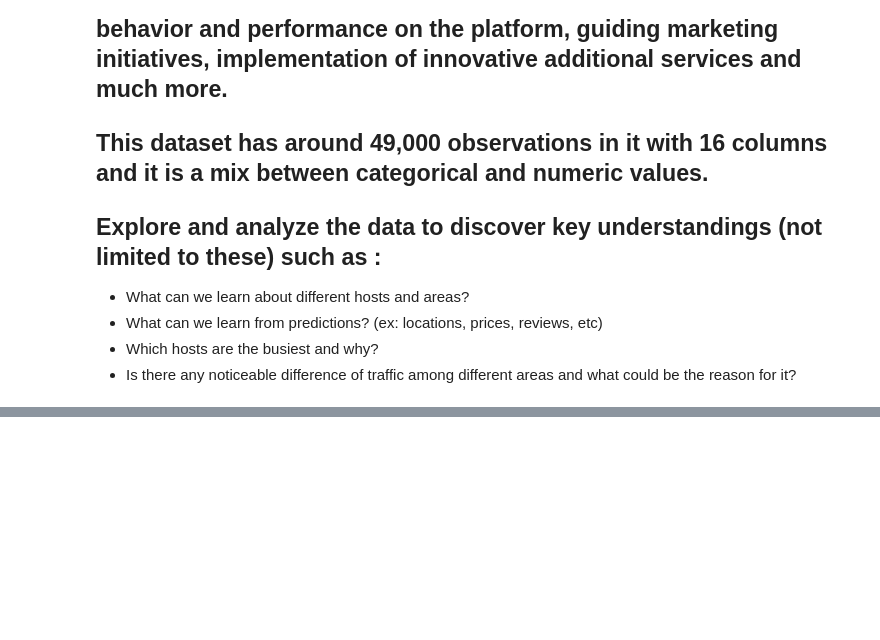
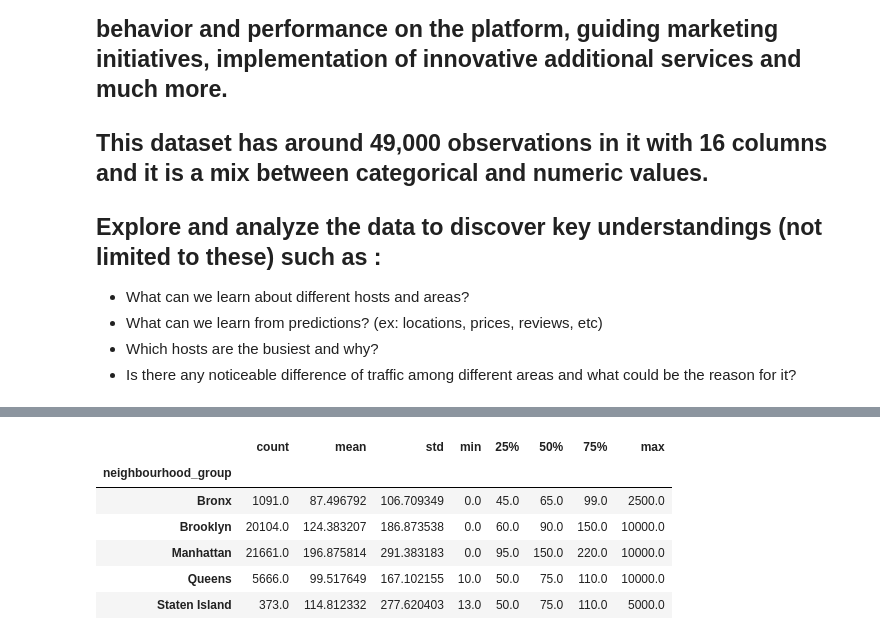
Before and after one commit to anujkushwaha165/airbnb-booking-analysis, a Jupyter notebook: Copy_of_Airbnb_Bookings_Analysis_Capstone_Project.ipynb, the cells around one changed output, grey strips where cells are left out. Saved outputs shown, nothing was run; the diff lists cells and outputs as text; code cells hidden in the pictures; blank space fills up the shorter version.

```diff
--- a/Copy_of_Airbnb_Bookings_Analysis_Capstone_Project.ipynb
+++ b/Copy_of_Airbnb_Bookings_Analysis_Capstone_Project.ipynb
@@ -12,0 +46,3 @@
+# %%
+# df.drop(columns=['host_name','id','last_review'],axis=1,inplace=True)
+df.drop(columns=['id','last_review'],axis=1,inplace=True)
@@ -12,0 +72,2 @@
+# %%
+df['reviews_per_month']=df['reviews_per_month'].fillna(0)
@@ -12,0 +97,2 @@
+# %%
+df['name']=df['name'].fillna('unknown')
@@ -12,0 +160,10 @@
+# %%
+df.groupby(['neighbourhood_group'])['price'].describe()
+# %% [output]
+|  | count | mean | std | min | 25% | 50% | 75% | max |
+| neighbourhood_group |  |  |  |  |  |  |  |  |
+| Bronx | 1091.0 | 87.496792 | 106.709349 | 0.0 | 45.0 | 65.0 | 99.0 | 2500.0 |
+| Brooklyn | 20104.0 | 124.383207 | 186.873538 | 0.0 | 60.0 | 90.0 | 150.0 | 10000.0 |
+| Manhattan | 21661.0 | 196.875814 | 291.383183 | 0.0 | 95.0 | 150.0 | 220.0 | 10000.0 |
+| Queens | 5666.0 | 99.517649 | 167.102155 | 10.0 | 50.0 | 75.0 | 110.0 | 10000.0 |
+| Staten Island | 373.0 | 114.812332 | 277.620403 | 13.0 | 50.0 | 75.0 | 110.0 | 5000.0 |
```
Also changed, not shown: parts of 12 cells of this notebook.
